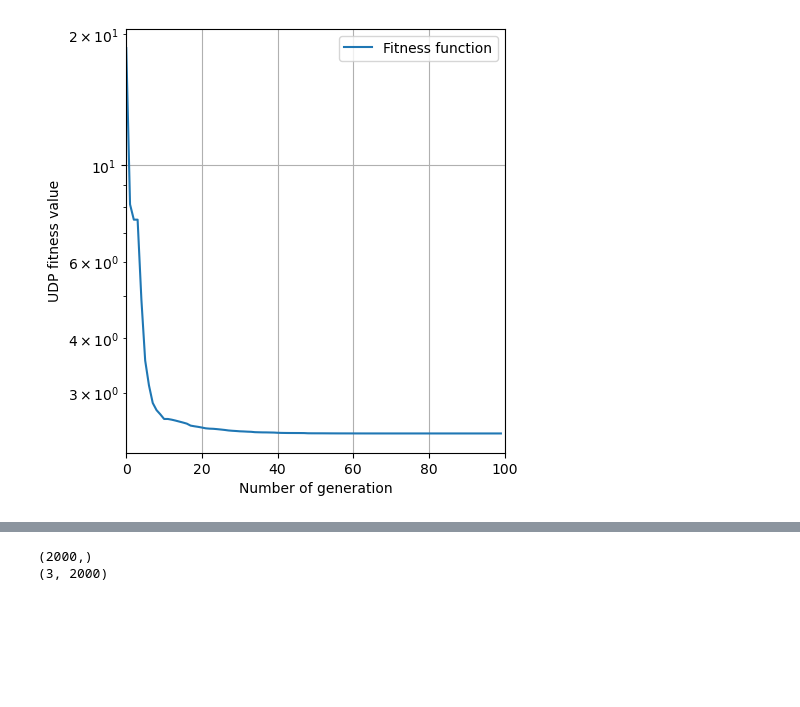
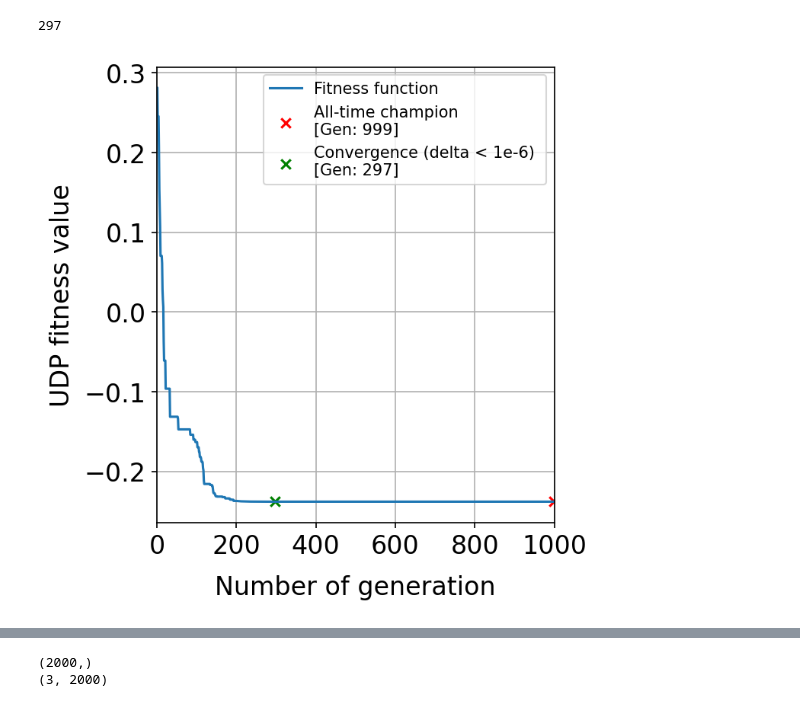
Before and after one commit to rasmusmarak/TOSS, a Jupyter notebook: plot_results.ipynb, the cells around one changed output, grey strips where cells are left out. Saved outputs shown, nothing was run; the diff lists cells and outputs as text; code cells hidden in the pictures; blank space fills up the shorter version.

```diff
--- a/plot_results.ipynb
+++ b/plot_results.ipynb
@@ -128,10 +243,11 @@ plot_UDP(args, rotated_positions, maneuver_positions, maneuver_unit_vectors, Tru
 # %%
 # Plot fitness over generations
-fitness_list = np.genfromtxt('fitness_list.csv', delimiter=',')
-n_generations = 100
+fitness_list = np.genfromtxt('final_fitness_list.csv', delimiter=',')
+n_generations = 1000
 fitness_over_generations(fitness_list, n_generations)
 # fitness_over_generations(np.flip(-1*fitness_list), n_generations) #if fitness has negative values
 # %% [output]
+297
-[figure, old version]
+[figure, new version]
 # %%
 # Plot quality of signal over time
```
Also changed, not shown: parts of 14 cells of this notebook.
